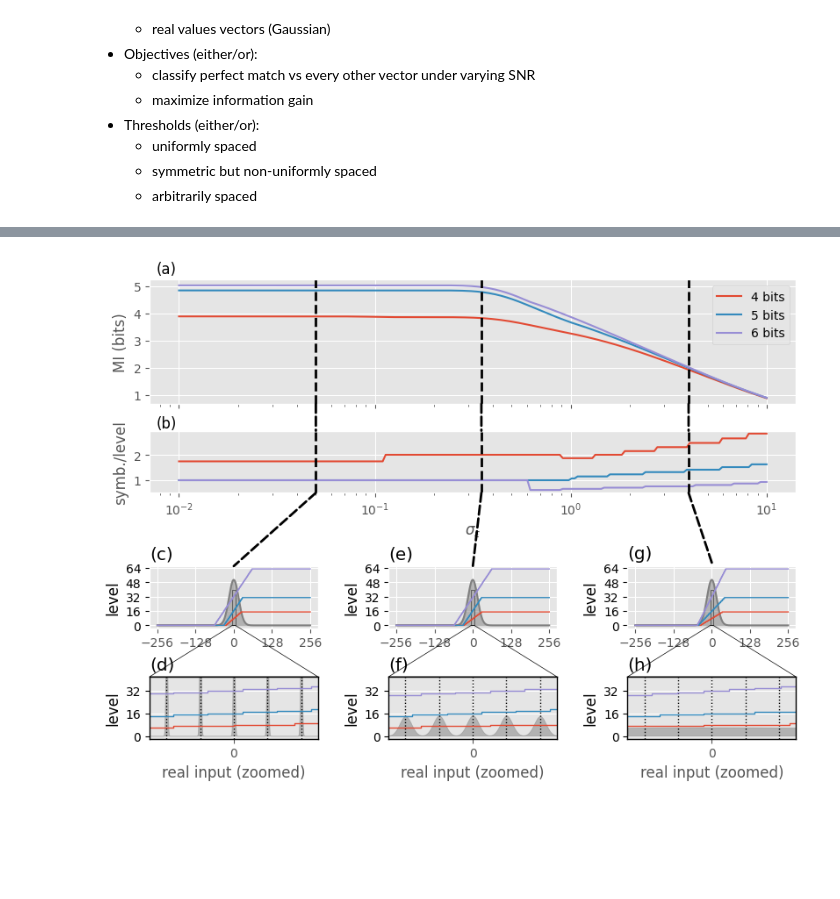
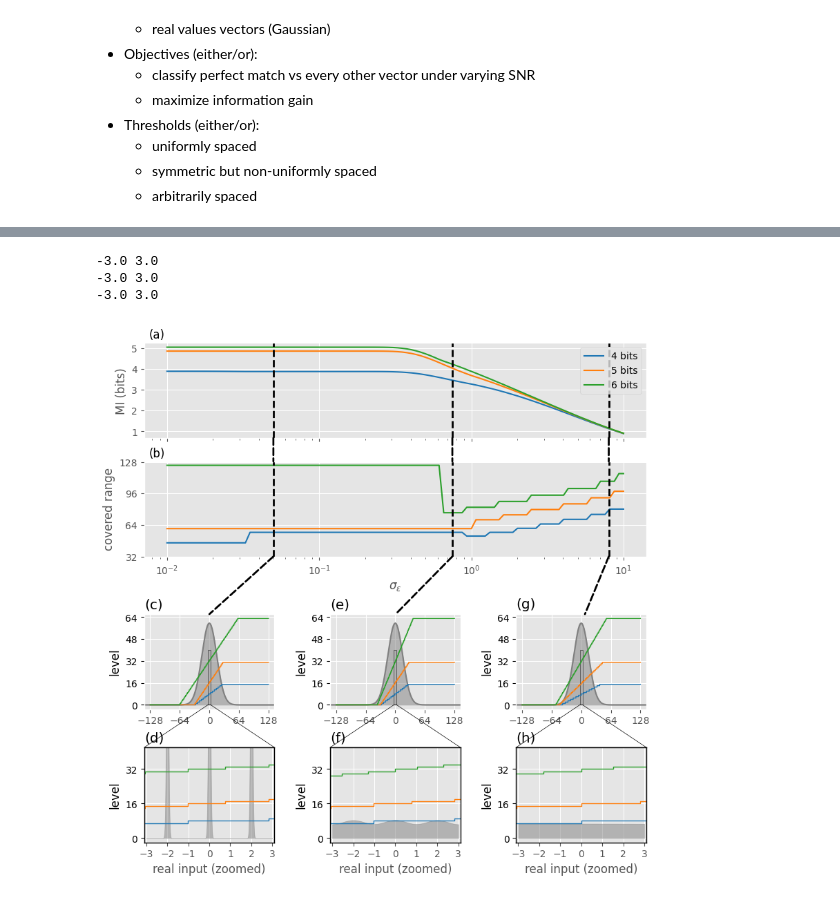
Before and after one commit to Integrated-Systems-Neuroengineering/optquant, a Jupyter notebook: experiments/quantization.ipynb, the cells around one changed output, grey strips where cells are left out. Saved outputs shown, nothing was run; the diff lists cells and outputs as text; code cells hidden in the pictures; blank space fills up the shorter version.

Commit message:
revised plots

```diff
--- a/experiments/quantization.ipynb
+++ b/experiments/quantization.ipynb
@@ -218,3 +197,23 @@ max_MI = MIs.max(dim=("phase", "scale"))
+# %%
+max_phase_idx = []
+max_scale_idx = []
+max_MI = []
+for i in range(len(num_bits)):
+    max_phase_idx.append([])
+    max_scale_idx.append([])
+    max_MI.append([])
+    for j in range(len(noise_std)):
+        i1,i2 = jnp.unravel_index(MIs[i, j, ...].argmax(), MIs[i, j, ...].shape)
+        max_phase_idx[i].append(i1)
+        max_scale_idx[i].append(i2)
+        max_MI[i].append(MIs[i,j,i1,i2])
+max_phase_idx = jnp.array(max_phase_idx)
+max_scale_idx = jnp.array(max_scale_idx)
+max_MI = jnp.array(max_MI)
+# %%
+max_scale = scale[max_scale_idx]
+max_width = max_scale*(2**num_bits[:, jnp.newaxis]-2)
+max_phase = phase[max_phase_idx]
 # %%
 from matplotlib import transforms
 from matplotlib.patches import ConnectionPatch
@@ -227,8 +226,8 @@ fig, ax = plt.subplot_mosaic(
         ["dist 1", "dist 2", "dist 3"],
         ["zoom 1", "zoom 2", "zoom 3"],
     ],
-    figsize=(8, 6),
-    height_ratios=[2,1,1,1],
+    figsize=(8, 8),
+    height_ratios=[1,1,1,1],
     constrained_layout=True,
 )
 
@@ -241,7 +240,7 @@ lines += ax["MI"].semilogx(
 )
 
 
-ax["scale"].semilogx(noise_std, max_scale.squeeze().T/2)
+ax["scale"].semilogx(noise_std, max_width.squeeze().T)
 plt.setp(ax["MI"].get_xticklabels(), visible=False)
 ax["scale"].sharex(ax["MI"])
 
@@ -250,9 +249,10 @@ ax["MI"].legend(handles=lines, loc="upper right")
 
 line_connector_kwargs=dict(linewidth=2, linestyle="--", color="black")
 
+ax["MI"].set_yticks([1,2,3,4,5])
 ax["MI"].set_ylabel("MI (bits)")
-ax["scale"].set_ylabel("symb./level")
-ax["scale"].yaxis.set_major_locator(MaxNLocator(integer=True))
+ax["scale"].set_ylabel("covered range")
+ax["scale"].set_yticks([32, 64, 96, 128])
 
 # ax["MI"].set_title("Mutual Information vs noise for different bitwidths")
 # ax["scale"].set_title("Optimal Scale")
@@ -261,7 +261,7 @@ ax["scale"].set_xlabel("$\\sigma_\\varepsilon$")
 ax["MI"].annotate("(a)", (0.01, 1.05), xycoords="axes fraction", fontsize=12)
 ax["scale"].annotate("(b)", (0.01, 1.05), xycoords="axes fraction", fontsize=12)
 
-for i, (sig, ax_dist, ax_zoom) in enumerate([(0.05, ax["dist 1"], ax["zoom 1"]), (0.35, ax["dist 2"], ax["zoom 2"]), (4.0, ax["dist 3"], ax["zoom 3"])]):
+for i, (sig, ax_dist, ax_zoom) in enumerate([(0.05, ax["dist 1"], ax["zoom 1"]), (0.75, ax["dist 2"], ax["zoom 2"]), (8.0, ax["dist 3"], ax["zoom 3"])]):
     ax["MI"].axvline(sig, **line_connector_kwargs)
     ax["scale"].axvline(sig, **line_connector_kwargs)
 
@@ -286,42 +286,53 @@ for i, (sig, ax_dist, ax_zoom) in enumerate([(0.05, ax["dist 1"], ax["zoom 1"]),
     con = ConnectionPatch(
         xyA=(sig, 0.0),
         xyB=(sig, 1.0),
         coordsA=transforms.blended_transform_factory(
             ax["scale"].transData, ax["scale"].transAxes
         ),
         coordsB=transforms.blended_transform_factory(
             ax_dist.transData, ax_dist.transAxes
         ),
         axesA=ax["scale"],
         axesB=ax_dist,
         **line_connector_kwargs
     )
     fig.add_artist(con)
     con.set_in_layout(False)
 
+    s = float(max_scale[0, idx])
+    p = float(max_phase[0, idx])
     plot_panel(
         [ax_dist, ax_zoom],
         vector_length,
-        compute_even_levels(2**8, 2.0, 0.0).squeeze(),
+        [-jnp.inf, jnp.inf],
         sig,
-        zoom=(-5, 0, 5, 40),
+        zoom=(-3, 0, 3, 40),
         inset_color=(0.8, 0.8, 0.8, 0.5),
         titles=[["(c)", "(d)"],["(e)", "(f)"], ["(g)", "(h)"]][i],
-        yscale = 256,
+        yscale = 300,
         inside_color="gray",
-        outside_color="darkgray",
+        outside_color="gray",
     )
 
     # get index corrsponding to sig
     idx = int(jnp.searchsorted(noise_std, sig))
     for j,b in enumerate(num_bits):
-        plot_quantization(ax_dist, vector_length, b, float(max_scale[dict(num_bits=j, noise_std=idx)]), float(max_phase[dict(num_bits=j, noise_std=idx)]), plot_cdf=False, linecolor=f"C{j}", xticklocator=MultipleLocator(128), yticklocator=MultipleLocator(16))
-        plot_quantization(ax_zoom, vector_length, b, float(max_scale[dict(num_bits=j, noise_std=idx)]), float(max_phase[dict(num_bits=j, noise_std=idx)]), plot_cdf=False, linecolor=f"C{j}", xticklocator=MultipleLocator(128), yticklocator=MultipleLocator(16))
-    ax_zoom.set_ylim(-40*0.05, 40*1.05)
+        s = float(max_scale[j, idx])
+        p = float(max_phase[j, idx])
+        thresh = compute_even_levels(2**b, s, p).squeeze()
+        plot_quantization(ax_dist, thresh, twinaxis=False, linecolor=f"C{j}", xmin=-128, xmax=128, xticklocator=MultipleLocator(64), yticklocator=MultipleLocator(16))
+        plot_quantization(ax_zoom, thresh, twinaxis=False, linecolor=f"C{j}", xmin=-128, xmax=128, xticklocator=MultipleLocator(1), yticklocator=MultipleLocator(16))
+    ax_zoom.set_xlim(-3.1, 3.1)
+    ax_zoom.set_ylim(-0.05*40, 1.05*40)
+    # ax_dist.set_xlim(-128, 128)
 
-# fig.tight_layout()
+# ax["scale"].plot(noise_std, jnp.log2(noise_std)*9+65)
+# ax["scale"].plot(noise_std, w_opt.T*1.4)
 # %% [output]
+-3.0 3.0
+-3.0 3.0
+-3.0 3.0
-[figure, old version]
+[figure, new version]
 # %%
 fig.savefig("../figures/noise.pdf", bbox_inches="tight")
 fig.savefig("../figures/noise.svg", bbox_inches="tight")
```
Also changed, not shown: parts of 4 cells of this notebook, 15 other files.
